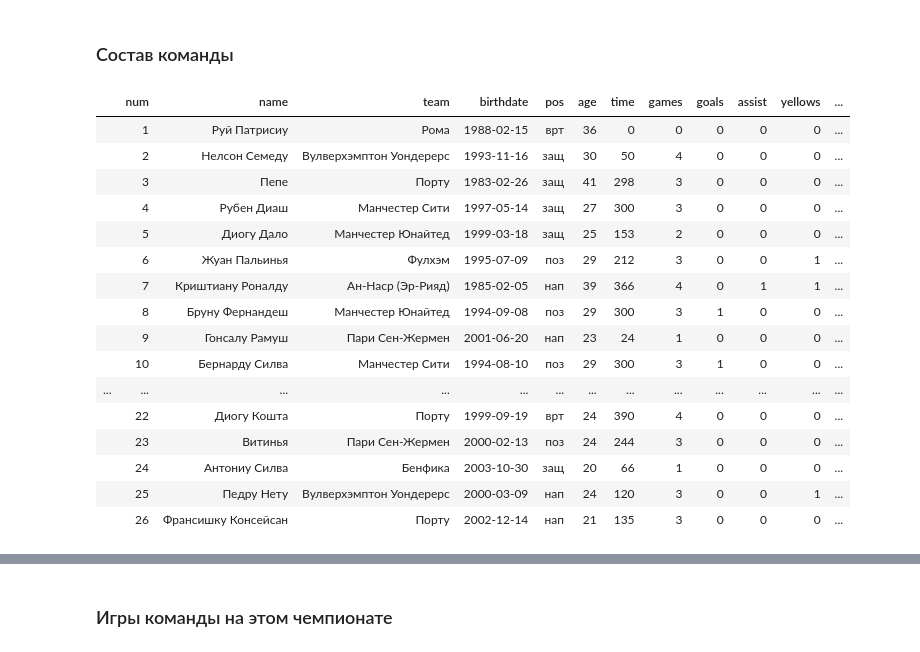
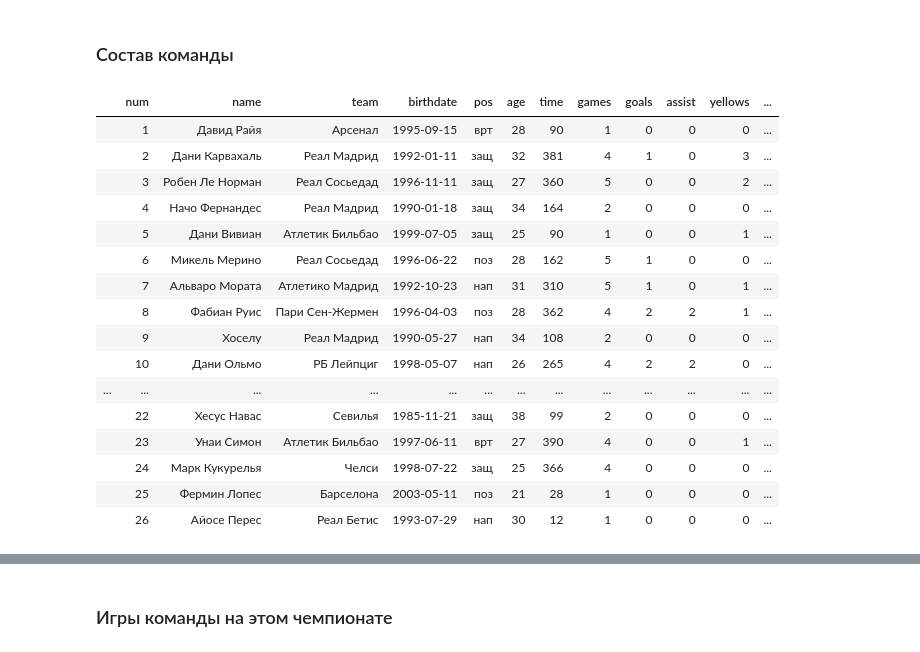
Before and after one commit to elp87/Euro-2024, a Jupyter notebook: euro.ipynb, the cells around one changed output, grey strips where cells are left out. Cells and saved outputs as stored; diff of their text form; code cells hidden in the pictures.

```diff
--- a/euro.ipynb
+++ b/euro.ipynb
@@ -271,25 +271,25 @@ for i in range(6):
 # %% [markdown]
 ### Состав команды
 # %%
-get_lineup('Португалия')
+get_lineup('Испания')
 # %% [output]
 |  | num | name | team | birthdate | pos | age | time | games | goals | assist | yellows | ... |
-|  | 1 | Руй Патрисиу | Рома | 1988-02-15 | врт | 36 | 0 | 0 | 0 | 0 | 0 | ... |
-|  | 2 | Нелсон Семеду | Вулверхэмптон Уондерерс | 1993-11-16 | защ | 30 | 50 | 4 | 0 | 0 | 0 | ... |
-|  | 3 | Пепе | Порту | 1983-02-26 | защ | 41 | 298 | 3 | 0 | 0 | 0 | ... |
-|  | 4 | Рубен Диаш | Манчестер Сити | 1997-05-14 | защ | 27 | 300 | 3 | 0 | 0 | 0 | ... |
-|  | 5 | Диогу Дало | Манчестер Юнайтед | 1999-03-18 | защ | 25 | 153 | 2 | 0 | 0 | 0 | ... |
-|  | 6 | Жуан Пальинья | Фулхэм | 1995-07-09 | поз | 29 | 212 | 3 | 0 | 0 | 1 | ... |
-|  | 7 | Криштиану Роналду | Ан-Наср (Эр-Рияд) | 1985-02-05 | нап | 39 | 366 | 4 | 0 | 1 | 1 | ... |
-|  | 8 | Бруну Фернандеш | Манчестер Юнайтед | 1994-09-08 | поз | 29 | 300 | 3 | 1 | 0 | 0 | ... |
-|  | 9 | Гонсалу Рамуш | Пари Сен-Жермен | 2001-06-20 | нап | 23 | 24 | 1 | 0 | 0 | 0 | ... |
-|  | 10 | Бернарду Силва | Манчестер Сити | 1994-08-10 | поз | 29 | 300 | 3 | 1 | 0 | 0 | ... |
+|  | 1 | Давид Райя | Арсенал | 1995-09-15 | врт | 28 | 90 | 1 | 0 | 0 | 0 | ... |
+|  | 2 | Дани Карвахаль | Реал Мадрид | 1992-01-11 | защ | 32 | 381 | 4 | 1 | 0 | 3 | ... |
+|  | 3 | Робен Ле Норман | Реал Сосьедад | 1996-11-11 | защ | 27 | 360 | 5 | 0 | 0 | 2 | ... |
+|  | 4 | Начо Фернандес | Реал Мадрид | 1990-01-18 | защ | 34 | 164 | 2 | 0 | 0 | 0 | ... |
+|  | 5 | Дани Вивиан | Атлетик Бильбао | 1999-07-05 | защ | 25 | 90 | 1 | 0 | 0 | 1 | ... |
+|  | 6 | Микель Мерино | Реал Сосьедад | 1996-06-22 | поз | 28 | 162 | 5 | 1 | 0 | 0 | ... |
+|  | 7 | Альваро Мората | Атлетико Мадрид | 1992-10-23 | нап | 31 | 310 | 5 | 1 | 0 | 1 | ... |
+|  | 8 | Фабиан Руис | Пари Сен-Жермен | 1996-04-03 | поз | 28 | 362 | 4 | 2 | 2 | 1 | ... |
+|  | 9 | Хоселу | Реал Мадрид | 1990-05-27 | нап | 34 | 108 | 2 | 0 | 0 | 0 | ... |
+|  | 10 | Дани Ольмо | РБ Лейпциг | 1998-05-07 | нап | 26 | 265 | 4 | 2 | 2 | 0 | ... |
 | ... | ... | ... | ... | ... | ... | ... | ... | ... | ... | ... | ... | ... |
-|  | 22 | Диогу Кошта | Порту | 1999-09-19 | врт | 24 | 390 | 4 | 0 | 0 | 0 | ... |
-|  | 23 | Витинья | Пари Сен-Жермен | 2000-02-13 | поз | 24 | 244 | 3 | 0 | 0 | 0 | ... |
-|  | 24 | Антониу Силва | Бенфика | 2003-10-30 | защ | 20 | 66 | 1 | 0 | 0 | 0 | ... |
-|  | 25 | Педру Нету | Вулверхэмптон Уондерерс | 2000-03-09 | нап | 24 | 120 | 3 | 0 | 0 | 1 | ... |
-|  | 26 | Франсишку Консейсан | Порту | 2002-12-14 | нап | 21 | 135 | 3 | 0 | 0 | 0 | ... |
+|  | 22 | Хесус Навас | Севилья | 1985-11-21 | защ | 38 | 99 | 2 | 0 | 0 | 0 | ... |
+|  | 23 | Унаи Симон | Атлетик Бильбао | 1997-06-11 | врт | 27 | 390 | 4 | 0 | 0 | 1 | ... |
+|  | 24 | Марк Кукурелья | Челси | 1998-07-22 | защ | 25 | 366 | 4 | 0 | 0 | 0 | ... |
+|  | 25 | Фермин Лопес | Барселона | 2003-05-11 | поз | 21 | 28 | 1 | 0 | 0 | 0 | ... |
+|  | 26 | Айосе Перес | Реал Бетис | 1993-07-29 | нап | 30 | 12 | 1 | 0 | 0 | 0 | ... |
 # %%
 get_lineup('Франция')
 # %% [output]
```
Also changed, not shown: parts of 9 cells of this notebook, 3 other files.
